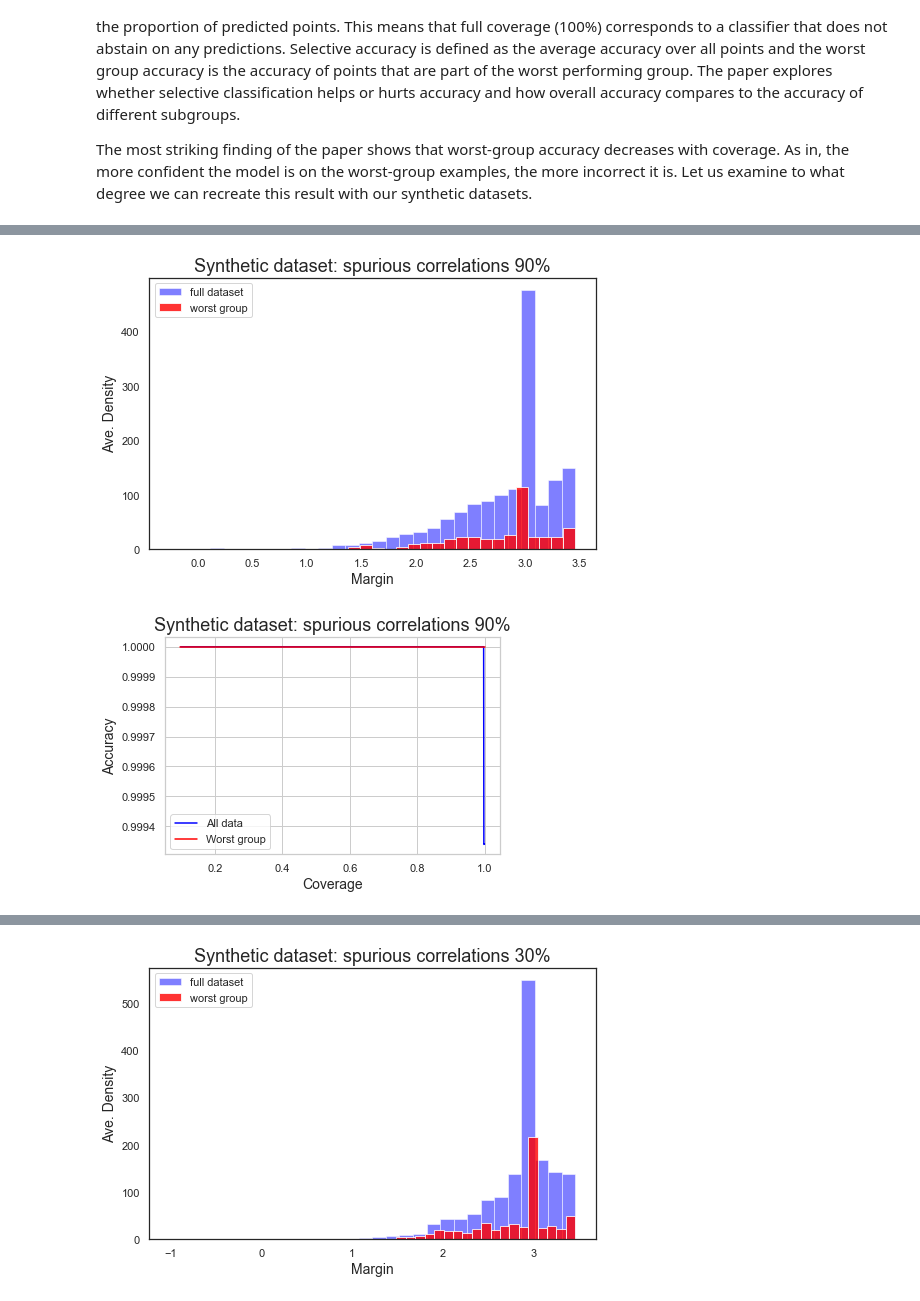
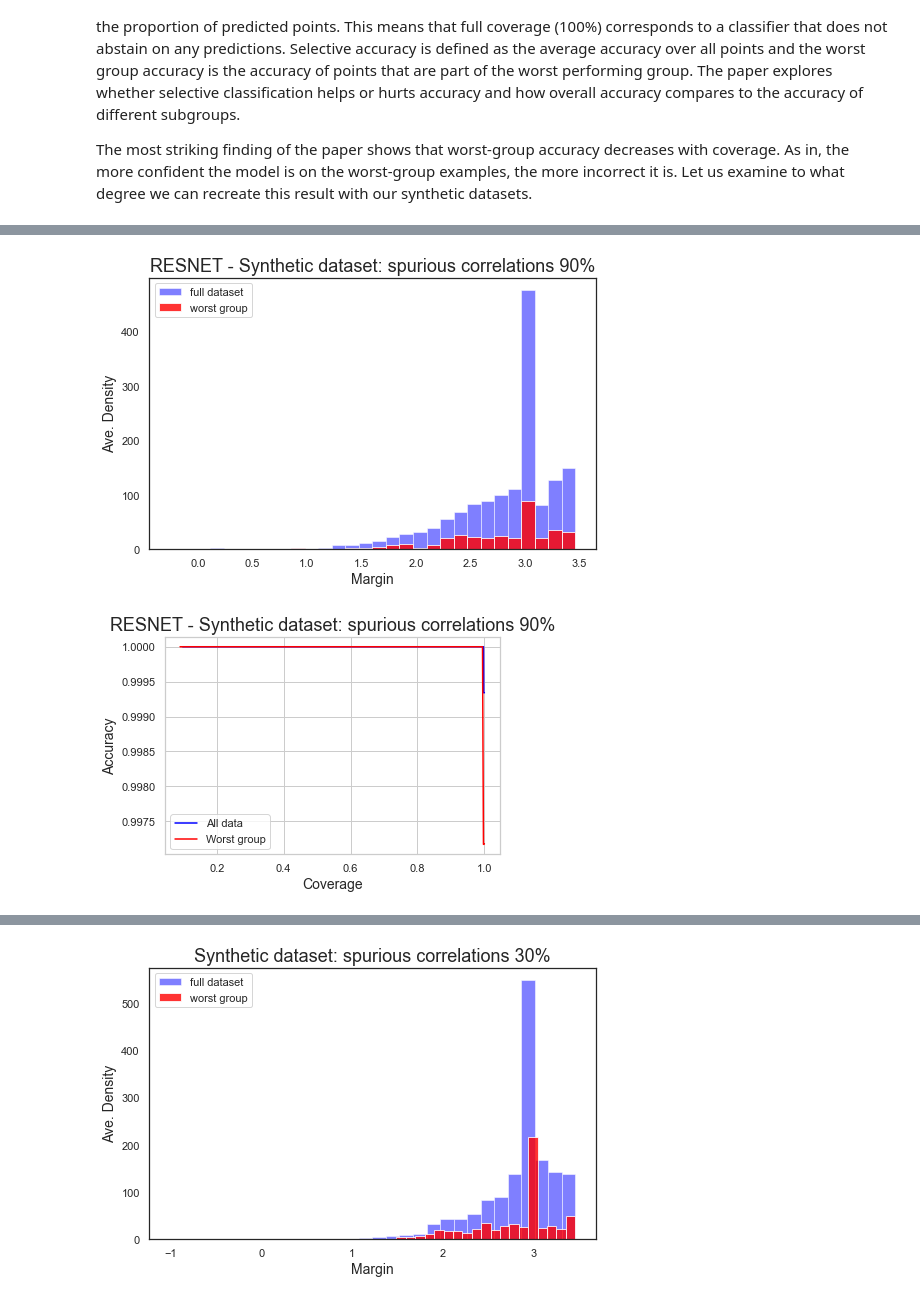
Before and after one commit to JWatsonDaniels/am207-2021, a Jupyter notebook: train_model_PT.ipynb, the cells around one changed output, grey strips where cells are left out. Saved outputs shown, nothing was run; the diff lists cells and outputs as text; code cells hidden in the pictures.

Commit message:
added subplots for margin ResNet. still need to add more subplots and other stuff

```diff
--- a/train_model_PT.ipynb
+++ b/train_model_PT.ipynb
@@ -650,6 +650,14 @@ The most striking finding of the paper shows that worst-group accuracy decreases
 sns.set() # set seaborn to make plots look nice
 # %%
 def confidence(logit, actual_class):
+    ''' This function takes in the predicted probabilities and the labels. log(1 / (1- p) )
+    For each prediction, we input the tuple (logit), which contains the probability of
+    prediction = 1, and prediction = 0. Trivially, we know that P(Y=1) + P(Y=0) = 1.
+    We determine the absolute values of the confidence with the following equation:
+    conf = 1/2 * log(max(logit) / (1 - max(logit))) where max(logit) = max(P(Y=1), P(Y=0)).
+    set c_hat = -1 * abs(conf) if prediction is wrong [see Equation 1 in paper]
+    set c_hat = 1 * abs(conf) if prediction is correct [see Equation 1 in paper]
+    '''
     predicted_class = np.argmax(logit, axis = 1)
     c_hat = [0.5 * np.log10(l[pc] / (1 - l[pc])) for l, pc in zip(logit, predicted_class)]
     c_hat = [c if c != np.inf else 3 for c in c_hat] ##need to fix this!
@@ -667,7 +675,7 @@ def accuracy(confidence, tau):
     dropped_out = dropout(confidence, tau)
     return(np.sum(dropped_out > 0) / len(dropped_out))
 
-def plot_margin(confidence, worst_group_idx, spur_proportion):
+def plot_margin(confidence, worst_group_idx, spur_proportion, model_type = 'RESNET'):
     ''' This function plots the confidence margin on the x axis
     and the density of points on the y axis to compare the full
     dataset performance with the worst group performance.
@@ -676,13 +684,13 @@ def plot_margin(confidence, worst_group_idx, spur_proportion):
     fig, ax = plt.subplots(1, 1, figsize = (8, 5))
     ax.hist(confidence, label = 'full dataset', bins = 30, alpha = 0.5, color = 'blue')
     ax.hist(np.array(confidence)[worst_group_idx], label = 'worst group', bins = 30, alpha = 0.8, color = 'red')
-    ax.set_title("Synthetic dataset: spurious correlations {}%".format(spur_proportion), fontsize = 18)
+    ax.set_title("{} - Synthetic dataset: spurious correlations {}%".format(model_type, spur_proportion), fontsize = 18)
     ax.set_xlabel('Margin', fontsize = 14)
     ax.set_ylabel('Ave. Density', fontsize = 14)
     plt.legend()
     plt.show()
 
-def plot_coverage(full_coverage, full_accuracy, worst_coverage, worst_accuracy, spur_proportion):
+def plot_coverage(full_coverage, full_accuracy, worst_coverage, worst_accuracy, spur_proportion, model_type = 'RESNET'):
     '''This function plots the coverage on the x axis and the accuracy on the y axis
     for both the full dataset and the worst group in the dataset as defined in the paper.
     '''
@@ -692,6 +700,6 @@ def plot_coverage(full_coverage, full_accuracy, worst_coverage, worst_accuracy,
     ax.plot(worst_coverage, worst_accuracy, label = 'Worst group', color = 'red')
     ax.set_xlabel('Coverage', fontsize = 14)
     ax.set_ylabel('Accuracy', fontsize = 14)
-    ax.set_title("Synthetic dataset: spurious correlations {}%".format(spur_proportion), fontsize = 18)
+    ax.set_title("{} - Synthetic dataset: spurious correlations {}%".format(model_type, spur_proportion), fontsize = 18)
     ax.legend()
     plt.show()
@@ -698,29 +783,31 @@ def plot_coverage(full_coverage, full_accuracy, worst_coverage, worst_accuracy,
 # %%
+
+
 # Let's first demonstrate findings on the 90% spurious correlations dataset
 resnet_9_logits = predict_9
 altered_labels_9 = X_test_9_altindices
 confidence_resnet_9 = confidence(resnet_9_logits, y_test)
-worst_group = (y_test == 0) & (altered_labels_9 == 0)
+worst_group = (y_test == 1.0) & (altered_labels_9 == 1.0)
 # the "worst" group is 2s (y label 0) without spurious feature (altered label 0)
 
 plot_margin(confidence = confidence_resnet_9,
             worst_group_idx = worst_group,
             spur_proportion = 90)
 
 tau = np.linspace(0, 4, 100)
 full_coverage_9 = [coverage(np.array(confidence_resnet_9), t) for t in tau]
 full_accuracy_9 = [accuracy(np.array(confidence_resnet_9), t) for t in tau]
 worst_coverage_9 = [coverage(np.array(confidence_resnet_9)[worst_group], t) for t in tau]
 worst_accuracy_9 = [accuracy(np.array(confidence_resnet_9)[worst_group], t) for t in tau]
 
 plot_coverage(full_coverage = full_coverage_9,
               full_accuracy = full_accuracy_9,
               worst_coverage = worst_coverage_9,
               worst_accuracy = worst_accuracy_9,
               spur_proportion = 90)
 # %% [output]
-[figure, old version]
+[figure, new version]
-[figure, old version]
+[figure, new version]
 # %%
 # Now findings on the 70% spurious correlations dataset
 resnet_7_logits = predict_7
```
Also changed, not shown: parts of 18 cells of this notebook.
